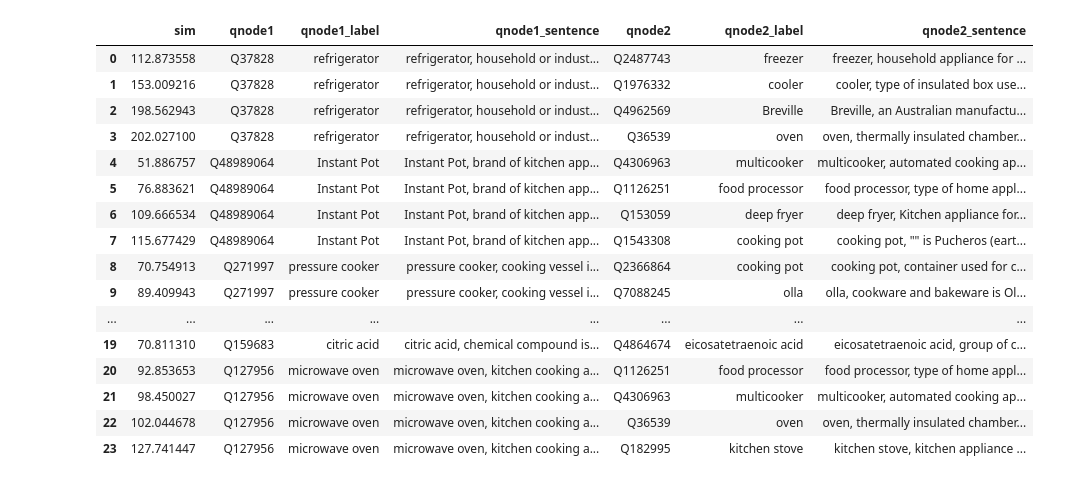
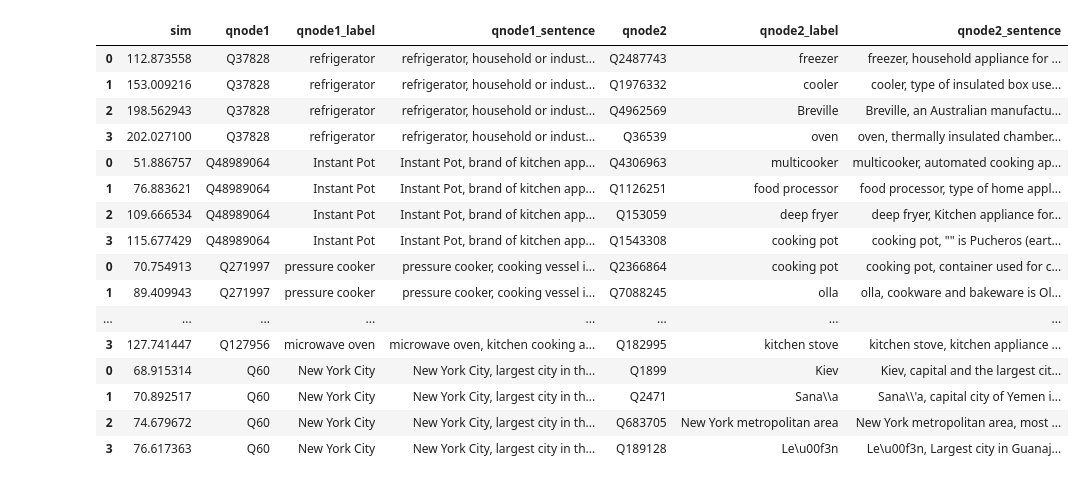
Before and after one commit to usc-isi-i2/maa-analysis, a Jupyter notebook: analysis/FAISS Similarity.ipynb, the cells around one changed output. Cells and saved outputs as stored; diff of their text form; code cells hidden in the pictures.

```diff
--- a/analysis/FAISS Similarity.ipynb
+++ b/analysis/FAISS Similarity.ipynb
@@ -105,26 +97,31 @@ compute_results(fi)
 # %%
 fi = FAISSIndex(base_all, wiki_labels)
 fi.build_index()
-# %%
-compute_results(fi)
-# %% [output]
-|  | sim | qnode1 | qnode1_label | qnode1_sentence | qnode2 | qnode2_label | qnode2_sentence |
-| 0 | 112.873558 | Q37828 | refrigerator | refrigerator, household or indust... | Q2487743 | freezer | freezer, household appliance for ... |
-| 1 | 153.009216 | Q37828 | refrigerator | refrigerator, household or indust... | Q1976332 | cooler | cooler, type of insulated box use... |
-| 2 | 198.562943 | Q37828 | refrigerator | refrigerator, household or indust... | Q4962569 | Breville | Breville, an Australian manufactu... |
-| 3 | 202.027100 | Q37828 | refrigerator | refrigerator, household or indust... | Q36539 | oven | oven, thermally insulated chamber... |
-| 4 | 51.886757 | Q48989064 | Instant Pot | Instant Pot, brand of kitchen app... | Q4306963 | multicooker | multicooker, automated cooking ap... |
-| 5 | 76.883621 | Q48989064 | Instant Pot | Instant Pot, brand of kitchen app... | Q1126251 | food processor | food processor, type of home appl... |
-| 6 | 109.666534 | Q48989064 | Instant Pot | Instant Pot, brand of kitchen app... | Q153059 | deep fryer | deep fryer, Kitchen appliance for... |
-| 7 | 115.677429 | Q48989064 | Instant Pot | Instant Pot, brand of kitchen app... | Q1543308 | cooking pot | cooking pot, "" is Pucheros (eart... |
-| 8 | 70.754913 | Q271997 | pressure cooker | pressure cooker, cooking vessel i... | Q2366864 | cooking pot | cooking pot, container used for c... |
-| 9 | 89.409943 | Q271997 | pressure cooker | pressure cooker, cooking vessel i... | Q7088245 | olla | olla, cookware and bakeware is Ol... |
-| ... | ... | ... | ... | ... | ... | ... | ... |
-| 19 | 70.811310 | Q159683 | citric acid | citric acid, chemical compound is... | Q4864674 | eicosatetraenoic acid | eicosatetraenoic acid, group of c... |
-| 20 | 92.853653 | Q127956 | microwave oven | microwave oven, kitchen cooking a... | Q1126251 | food processor | food processor, type of home appl... |
-| 21 | 98.450027 | Q127956 | microwave oven | microwave oven, kitchen cooking a... | Q4306963 | multicooker | multicooker, automated cooking ap... |
-| 22 | 102.044678 | Q127956 | microwave oven | microwave oven, kitchen cooking a... | Q36539 | oven | oven, thermally insulated chamber... |
-| 23 | 127.741447 | Q127956 | microwave oven | microwave oven, kitchen cooking a... | Q182995 | kitchen stove | kitchen stove, kitchen appliance ... |
+# %%
+queries = ['Q37828', 'Q48989064', 'Q271997', 'Q48989064', 'Q159683', 'Q127956', 'Q60']
+df_list = []
+for q in queries:
+    df_list.append(fi.nearest_neighbors(q))
+df = pd.concat(df_list)
+display(HTML(df.to_html()))
+# %% [output]
+|  | sim | qnode1 | qnode1_label | qnode1_sentence | qnode2 | qnode2_label | qnode2_sentence |
+| 0 | 112.873558 | Q37828 | refrigerator | refrigerator, household or indust... | Q2487743 | freezer | freezer, household appliance for ... |
+| 1 | 153.009216 | Q37828 | refrigerator | refrigerator, household or indust... | Q1976332 | cooler | cooler, type of insulated box use... |
+| 2 | 198.562943 | Q37828 | refrigerator | refrigerator, household or indust... | Q4962569 | Breville | Breville, an Australian manufactu... |
+| 3 | 202.027100 | Q37828 | refrigerator | refrigerator, household or indust... | Q36539 | oven | oven, thermally insulated chamber... |
+| 0 | 51.886757 | Q48989064 | Instant Pot | Instant Pot, brand of kitchen app... | Q4306963 | multicooker | multicooker, automated cooking ap... |
+| 1 | 76.883621 | Q48989064 | Instant Pot | Instant Pot, brand of kitchen app... | Q1126251 | food processor | food processor, type of home appl... |
+| 2 | 109.666534 | Q48989064 | Instant Pot | Instant Pot, brand of kitchen app... | Q153059 | deep fryer | deep fryer, Kitchen appliance for... |
+| 3 | 115.677429 | Q48989064 | Instant Pot | Instant Pot, brand of kitchen app... | Q1543308 | cooking pot | cooking pot, "" is Pucheros (eart... |
+| 0 | 70.754913 | Q271997 | pressure cooker | pressure cooker, cooking vessel i... | Q2366864 | cooking pot | cooking pot, container used for c... |
+| 1 | 89.409943 | Q271997 | pressure cooker | pressure cooker, cooking vessel i... | Q7088245 | olla | olla, cookware and bakeware is Ol... |
+| ... | ... | ... | ... | ... | ... | ... | ... |
+| 3 | 127.741447 | Q127956 | microwave oven | microwave oven, kitchen cooking a... | Q182995 | kitchen stove | kitchen stove, kitchen appliance ... |
+| 0 | 68.915314 | Q60 | New York City | New York City, largest city in th... | Q1899 | Kiev | Kiev, capital and the largest cit... |
+| 1 | 70.892517 | Q60 | New York City | New York City, largest city in th... | Q2471 | Sana\\a | Sana\\'a, capital city of Yemen i... |
+| 2 | 74.679672 | Q60 | New York City | New York City, largest city in th... | Q683705 | New York metropolitan area | New York metropolitan area, most ... |
+| 3 | 76.617363 | Q60 | New York City | New York City, largest city in th... | Q189128 | Le\u00f3n | Le\u00f3n, Largest city in Guanaj... |
 # %%
 fi = FAISSIndex(base_labels, wiki_labels)
 fi.build_index()
```
Also changed, not shown: parts of 11 cells of this notebook, 2 other files.
